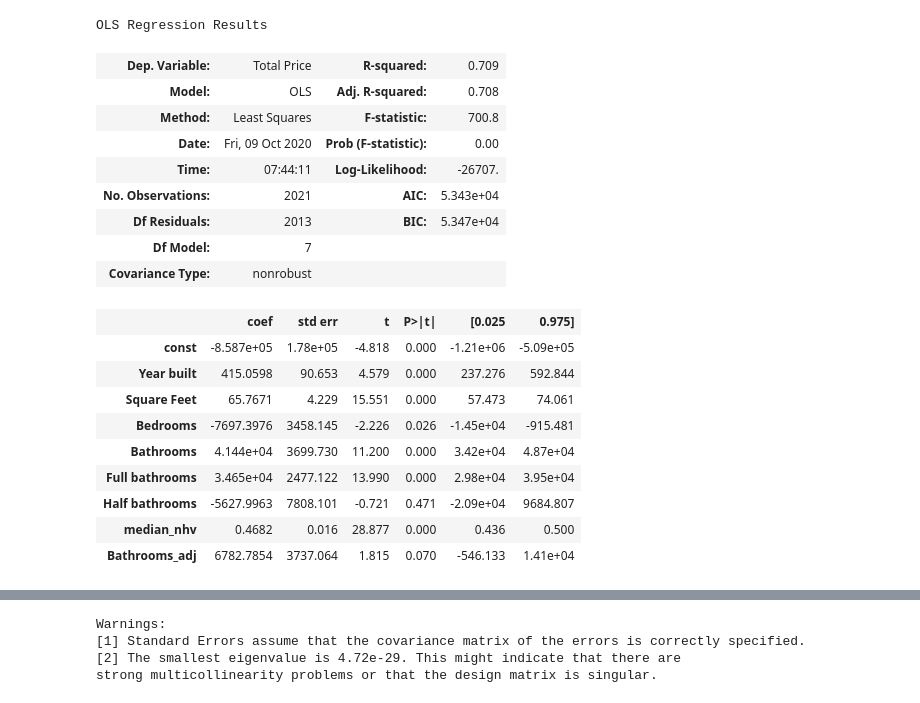
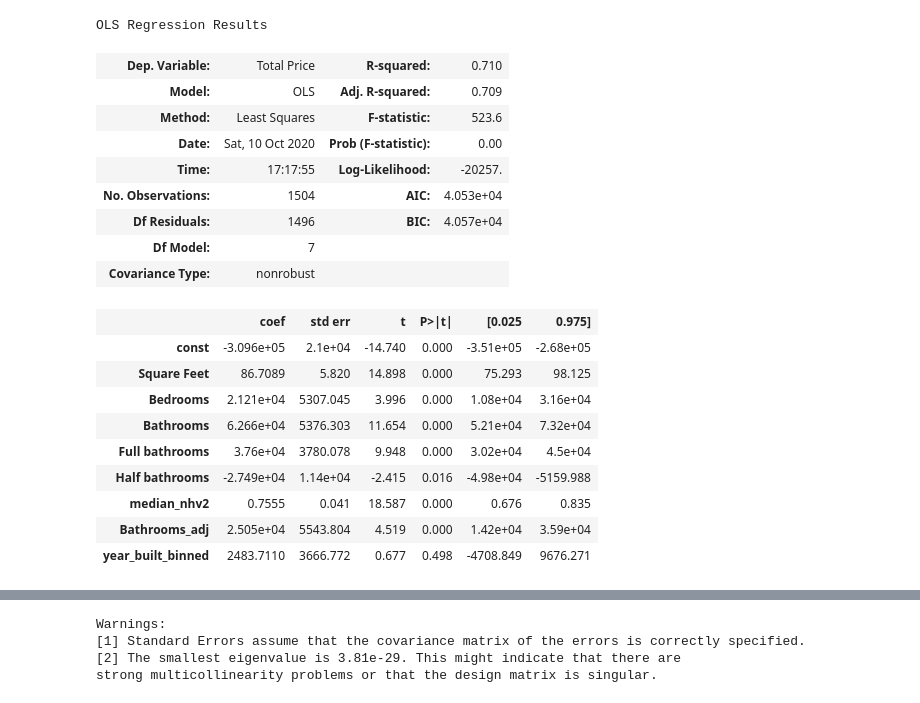
Before and after one commit to dirtylittledirtbike/project_2, a Jupyter notebook: eda_notebook.ipynb, the cells around one changed output, grey strips where cells are left out. Drawn from its saved outputs; the diff is of its cells as text; code cells hidden in the pictures.

```diff
--- a/eda_notebook.ipynb
+++ b/eda_notebook.ipynb
@@ -110,9 +123,10 @@ categorical_data.columns.to_list()
 # %%
-a = pd.get_dummies(categorical_data[['Type', 'Cooling', 'HOA', 'Parking_Binned', 'zip', 'New construction']], drop_first=True)
-
-
-
-a
+temp_df = pd.get_dummies(categorical_data[['Type',
+                                           'Cooling',
+                                           'HOA',
+                                           'Parking_Binned',
+                                           'New construction']], drop_first=True)
+temp_df
 # %% [output]
 |  | Type_Multi Family | Type_Multiple Occupancy | Type_Single Family | Type_Townhouse | Cooling_None | ... |
 | 0 | 0 | 0 | 0 | 0 | 0 | ... |
@@ -130,4 +144,4 @@ a
 # %%
-test = continous_data.join(a)
-test.isna().sum().sort_values(ascending=False)
+lm_data = continous_data.join(temp_df)
+lm_data.isna().sum().sort_values(ascending=False)
 # %% [output]
@@ -146,3 +181,3 @@ Length: 92, dtype: int64
 # %%
-test.dropna(inplace=True)
+lm_data.dropna(inplace=True)
 # %%
@@ -219,41 +231,50 @@ continous_clean = continous_data.dropna()
+# %%
+cont_features = ['Square Feet',
+                 'Bedrooms',
+                 'Bathrooms',
+                 'Full bathrooms',
+                 'Half bathrooms',
+                 'median_nhv2',
+                 'Bathrooms_adj',
+                 'year_built_binned']
 # %%
 import statsmodels.api as sm
 from sklearn.model_selection import train_test_split
 from sklearn.linear_model import LinearRegression
 
-continous_clean = continous_data.dropna()
+# continous_clean = continous_data.dropna()
 
-X = continous_clean[features]
-y = continous_clean['Total Price']
+X = lm_data[cont_features]
+y = lm_data['Total Price']
 
-X_train, X_test, y_train, y_test = train_test_split(X, y, test_size=0.3, random_state=10)
+X_train, X_test, y_train, y_test = train_test_split(X, y, test_size=0.3, random_state=100)
 
-X = sm.add_constant(X)  # We want our model to include a constant value (modeled by the y-intercept)
+# X = sm.add_constant(X_train)  # We want our model to include a constant value (modeled by the y-intercept)
 # Fit model with target as housing price index
-lm_2 = sm.OLS(y, X)  # Notice that `y` is first here
+lr_m = sm.OLS(y_train, sm.add_constant(X_train))  # Notice that `y` is first here
 
-lm_2 = lm_2.fit()
+lr_m = lr_m.fit()
 
 # summarize our model
-lm_2.summary()
+lr_m.summary()
 # %% [output]
 OLS Regression Results
-| Dep. Variable: | Total Price | R-squared: | 0.709 |
-| Model: | OLS | Adj. R-squared: | 0.708 |
-| Method: | Least Squares | F-statistic: | 700.8 |
-| Date: | Fri, 09 Oct 2020 | Prob (F-statistic): | 0.00 |
-| Time: | 07:44:11 | Log-Likelihood: | -26707. |
-| No. Observations: | 2021 | AIC: | 5.343e+04 |
-| Df Residuals: | 2013 | BIC: | 5.347e+04 |
+| Dep. Variable: | Total Price | R-squared: | 0.710 |
+| Model: | OLS | Adj. R-squared: | 0.709 |
+| Method: | Least Squares | F-statistic: | 523.6 |
+| Date: | Sat, 10 Oct 2020 | Prob (F-statistic): | 0.00 |
+| Time: | 17:17:55 | Log-Likelihood: | -20257. |
+| No. Observations: | 1504 | AIC: | 4.053e+04 |
+| Df Residuals: | 1496 | BIC: | 4.057e+04 |
 | Df Model: | 7 |  |  |
 | Covariance Type: | nonrobust |  |  |
 |  | coef | std err | t | P>|t| | [0.025 | 0.975] |
-| const | -8.587e+05 | 1.78e+05 | -4.818 | 0.000 | -1.21e+06 | -5.09e+05 |
-| Year built | 415.0598 | 90.653 | 4.579 | 0.000 | 237.276 | 592.844 |
-| Square Feet | 65.7671 | 4.229 | 15.551 | 0.000 | 57.473 | 74.061 |
-| Bedrooms | -7697.3976 | 3458.145 | -2.226 | 0.026 | -1.45e+04 | -915.481 |
-| Bathrooms | 4.144e+04 | 3699.730 | 11.200 | 0.000 | 3.42e+04 | 4.87e+04 |
-| Full bathrooms | 3.465e+04 | 2477.122 | 13.990 | 0.000 | 2.98e+04 | 3.95e+04 |
-| Half bathrooms | -5627.9963 | 7808.101 | -0.721 | 0.471 | -2.09e+04 | 9684.807 |
-| median_nhv | 0.4682 | 0.016 | 28.877 | 0.000 | 0.436 | 0.500 |
-| Bathrooms_adj | 6782.7854 | 3737.064 | 1.815 | 0.070 | -546.133 | 1.41e+04 |
+| const | -3.096e+05 | 2.1e+04 | -14.740 | 0.000 | -3.51e+05 | -2.68e+05 |
+| Square Feet | 86.7089 | 5.820 | 14.898 | 0.000 | 75.293 | 98.125 |
+| Bedrooms | 2.121e+04 | 5307.045 | 3.996 | 0.000 | 1.08e+04 | 3.16e+04 |
+| Bathrooms | 6.266e+04 | 5376.303 | 11.654 | 0.000 | 5.21e+04 | 7.32e+04 |
+| Full bathrooms | 3.76e+04 | 3780.078 | 9.948 | 0.000 | 3.02e+04 | 4.5e+04 |
+| Half bathrooms | -2.749e+04 | 1.14e+04 | -2.415 | 0.016 | -4.98e+04 | -5159.988 |
+| median_nhv2 | 0.7555 | 0.041 | 18.587 | 0.000 | 0.676 | 0.835 |
+| Bathrooms_adj | 2.505e+04 | 5543.804 | 4.519 | 0.000 | 1.42e+04 | 3.59e+04 |
+| year_built_binned | 2483.7110 | 3666.772 | 0.677 | 0.498 | -4708.849 | 9676.271 |
@@ -264,6 +285,6 @@ OLS Regression Results
 Warnings:
 [1] Standard Errors assume that the covariance matrix of the errors is correctly specified.
-[2] The smallest eigenvalue is 4.72e-29. This might indicate that there are
+[2] The smallest eigenvalue is 3.81e-29. This might indicate that there are
 strong multicollinearity problems or that the design matrix is singular.
 # %%
 from sklearn.model_selection import train_test_split
```
Also changed, not shown: parts of 85 cells of this notebook, 5 other files.
